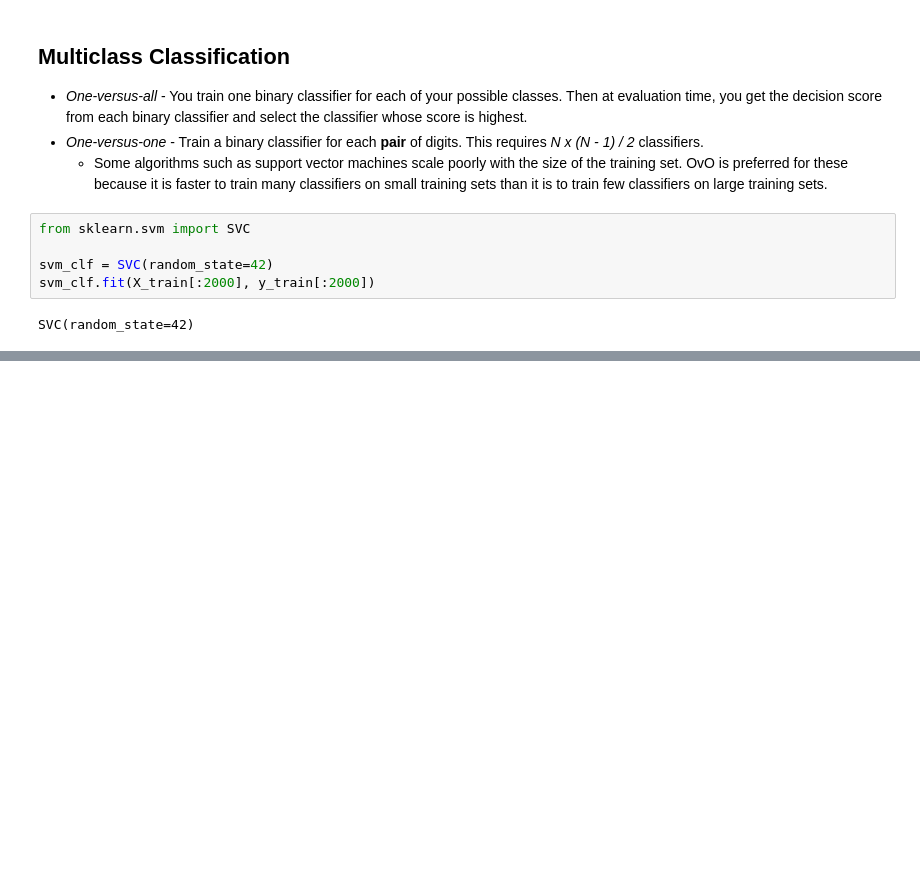
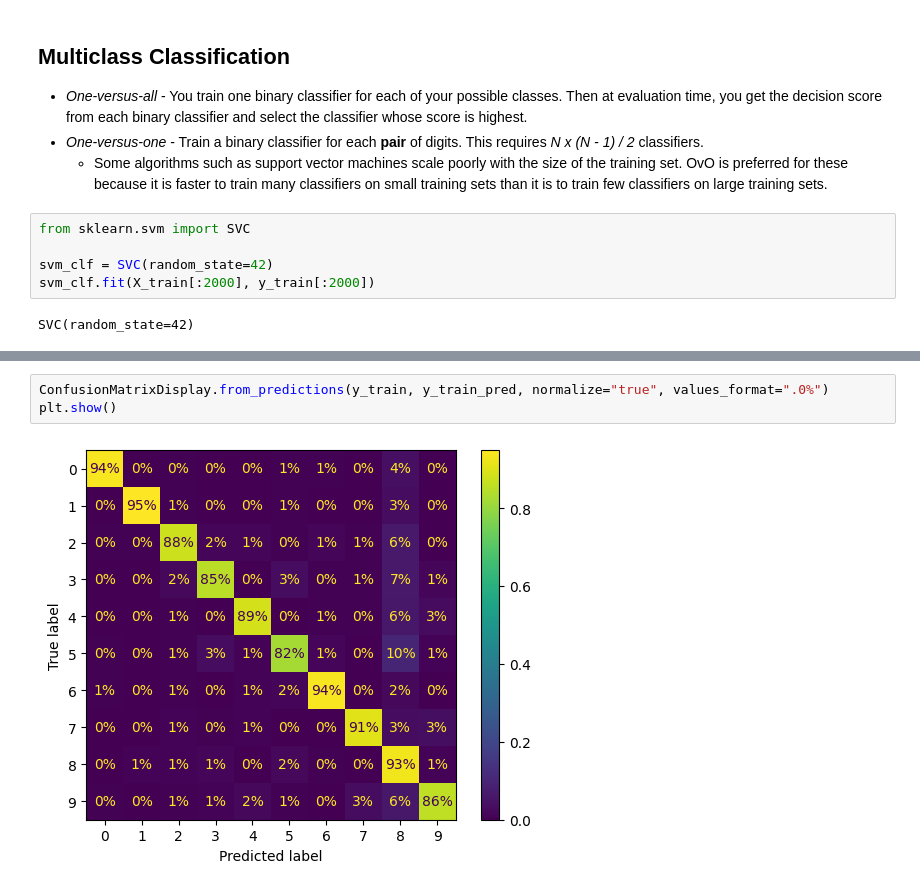
Before and after one commit to TevinAchong/hands-on-ml, a Jupyter notebook: chapter_03/eda.ipynb, the cells around one changed output, grey strips where cells are left out. Drawn from its saved outputs; the diff is of its cells as text; blank space fills up the shorter version.

```diff
--- a/chapter_03/eda.ipynb
+++ b/chapter_03/eda.ipynb
@@ -350,0 +406,5 @@ array(['3'], dtype=object)
+# %%
+ConfusionMatrixDisplay.from_predictions(y_train, y_train_pred, normalize="true", values_format=".0%")
+plt.show()
+# %% [output]
+[figure, added]
```
Also changed, not shown: parts of 23 cells of this notebook.
